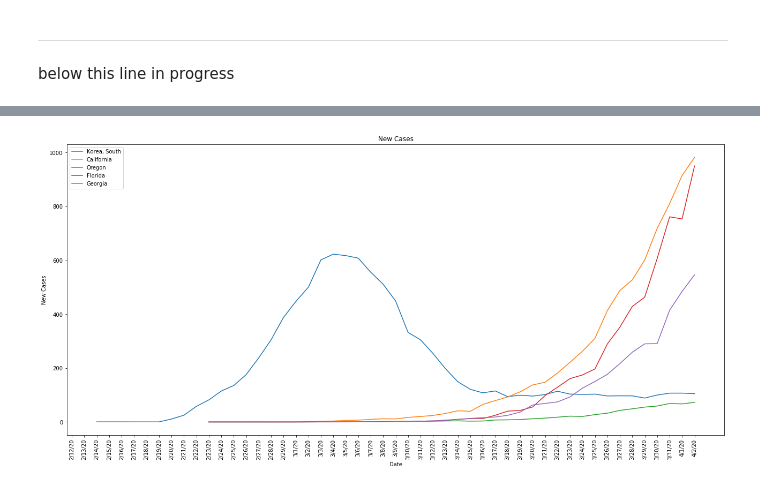
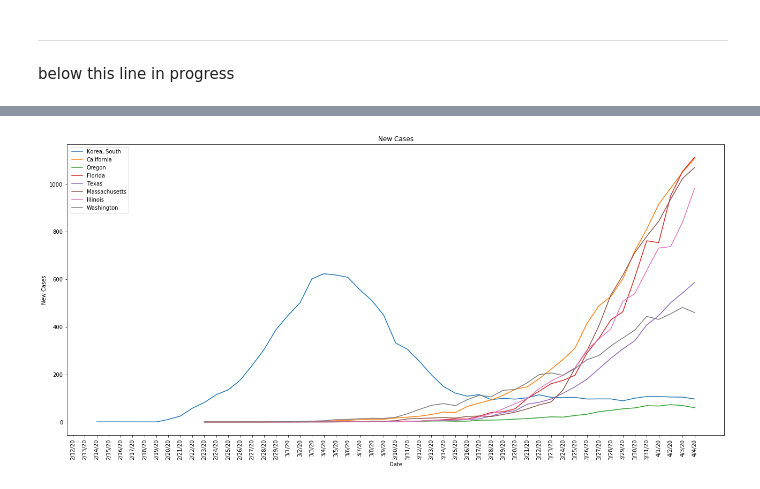
Before and after one commit to UBERCRUZER/covid19, a Jupyter notebook: notebook.ipynb, the cells around one changed output, grey strips where cells are left out. Saved outputs shown, nothing was run; the diff lists cells and outputs as text; code cells hidden in the pictures.

```diff
--- a/notebook.ipynb
+++ b/notebook.ipynb
@@ -189,38 +189,40 @@ plt.plot(byStateDF[byStateDF.index=='California'].iloc[:,30:].transpose().diff()
 # plt.plot(byStateDF[byStateDF.index=='New York'].iloc[:,40:].transpose().diff().rolling(window=7).mean(), label='New York')
 plt.plot(byStateDF[byStateDF.index=='Oregon'].iloc[:,30:].transpose().diff().rolling(window=7).mean(), label='Oregon')
 plt.plot(byStateDF[byStateDF.index=='Florida'].iloc[:,30:].transpose().diff().rolling(window=7).mean(), label='Florida')
-plt.plot(byStateDF[byStateDF.index=='Georgia'].iloc[:,30:].transpose().diff().rolling(window=7).mean(), label='Georgia')
+# plt.plot(byStateDF[byStateDF.index=='Georgia'].iloc[:,30:].transpose().diff().rolling(window=7).mean(), label='Georgia')
 # plt.plot(byStateDF[byStateDF.index=='Mississippi'].iloc[:,30:].transpose().diff().rolling(window=7).mean(), label='Mississippi')
-# plt.plot(byStateDF[byStateDF.index=='Louisiana'].iloc[:,30:].transpose().diff().rolling(window=7).mean(), label='Louisiana')
-# plt.plot(byStateDF[byStateDF.index=='Massachusetts'].iloc[:,30:].transpose().diff().rolling(window=7).mean(), label='Massachusetts')
+plt.plot(byStateDF[byStateDF.index=='Texas'].iloc[:,30:].transpose().diff().rolling(window=7).mean(), label='Texas')
+plt.plot(byStateDF[byStateDF.index=='Massachusetts'].iloc[:,30:].transpose().diff().rolling(window=7).mean(), label='Massachusetts')
+plt.plot(byStateDF[byStateDF.index=='Illinois'].iloc[:,30:].transpose().diff().rolling(window=7).mean(), label='Illinois')
+plt.plot(byStateDF[byStateDF.index=='Washington'].iloc[:,30:].transpose().diff().rolling(window=7).mean(), label='Washington')
 
 # plt.plot(globalDF[globalDF.index==223].iloc[:,10:].transpose().diff().rolling(window=7).mean(), label='UK')
 
 # plt.plot(byStateDF[byStateDF.index=='California'].iloc[:,5:].transpose().diff().rolling(window=7).mean())
 # plt.plot(byStateDF[byStateDF.index=='Oregon'].iloc[:,5:].transpose())
 
 # for i, lab in enumerate(labels):
 #     x = dfData.iloc[i,j]
 #     y = dfDiff.iloc[i,j]
 #     plt.scatter(x, y, marker='o', color='red')
 #     plt.text(x+0.3, y+0.3, lab, fontsize=12)
 
 plt.title('New Cases')
 # plt.yscale('log')
 # plt.xscale('log')
 plt.xlabel('Date')
 plt.ylabel('New Cases')
 # plt.xlim(left='2/19/2020')
 # plt.ylim(1, 100000)
 plt.legend(loc='best')
 plt.xticks(rotation='vertical')
 
 # plt.savefig(plot_path)
 # plt.clf()
 # plt.close()
 plt.show()
 # %% [output]
-[figure, old version]
+[figure, new version]
 # %%
 byStateDF.iloc[:,-1].sort_values(ascending=False)
 # %% [output]
```
Also changed, not shown: parts of 10 cells of this notebook, 2 other files.
